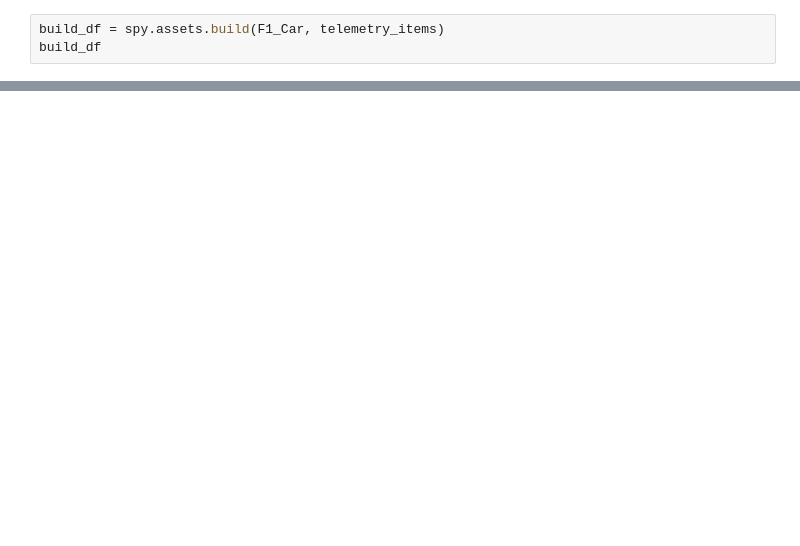
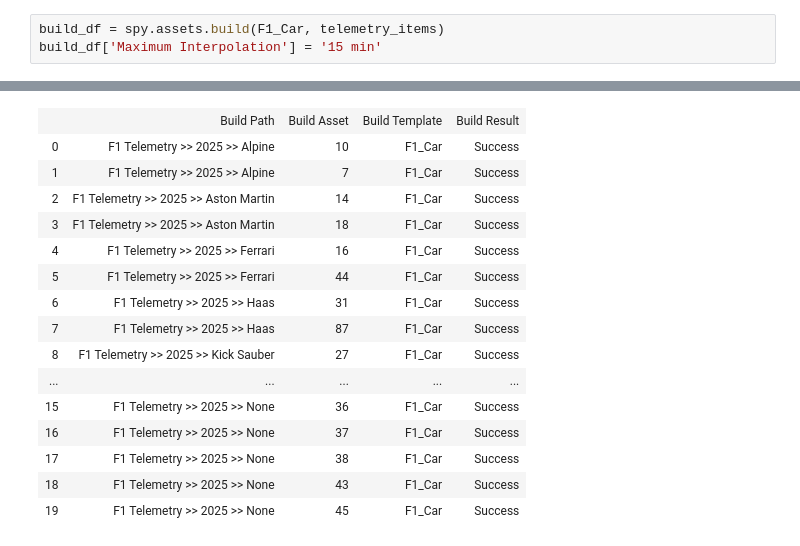
Before and after one commit to shamus-cunningham/seeq-f1, a Jupyter notebook: F1_Car_Asset_Structure.ipynb, the cells around one changed output, grey strips where cells are left out. Saved outputs shown, nothing was run; the diff lists cells and outputs as text; blank space fills up the shorter version.

```diff
--- a/F1_Car_Asset_Structure.ipynb
+++ b/F1_Car_Asset_Structure.ipynb
@@ -135,3 +386,4 @@ telemetry_items
 # %%
 build_df = spy.assets.build(F1_Car, telemetry_items)
-build_df
+build_df['Maximum Interpolation'] = '15 min'
+# %% [output]
@@ -138 +391,17 @@ build_df
+|  | Build Path | Build Asset | Build Template | Build Result |
+| 0 | F1 Telemetry >> 2025 >> Alpine | 10 | F1_Car | Success |
+| 1 | F1 Telemetry >> 2025 >> Alpine | 7 | F1_Car | Success |
+| 2 | F1 Telemetry >> 2025 >> Aston Martin | 14 | F1_Car | Success |
+| 3 | F1 Telemetry >> 2025 >> Aston Martin | 18 | F1_Car | Success |
+| 4 | F1 Telemetry >> 2025 >> Ferrari | 16 | F1_Car | Success |
+| 5 | F1 Telemetry >> 2025 >> Ferrari | 44 | F1_Car | Success |
+| 6 | F1 Telemetry >> 2025 >> Haas | 31 | F1_Car | Success |
+| 7 | F1 Telemetry >> 2025 >> Haas | 87 | F1_Car | Success |
+| 8 | F1 Telemetry >> 2025 >> Kick Sauber | 27 | F1_Car | Success |
+| ... | ... | ... | ... | ... |
+| 15 | F1 Telemetry >> 2025 >> None | 36 | F1_Car | Success |
+| 16 | F1 Telemetry >> 2025 >> None | 37 | F1_Car | Success |
+| 17 | F1 Telemetry >> 2025 >> None | 38 | F1_Car | Success |
+| 18 | F1 Telemetry >> 2025 >> None | 43 | F1_Car | Success |
+| 19 | F1 Telemetry >> 2025 >> None | 45 | F1_Car | Success |
 # %%
```
Also changed, not shown: parts of 9 cells of this notebook, 1 other file.
